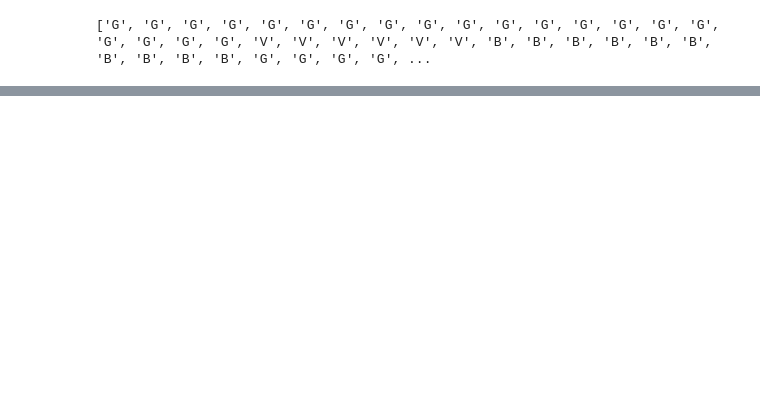
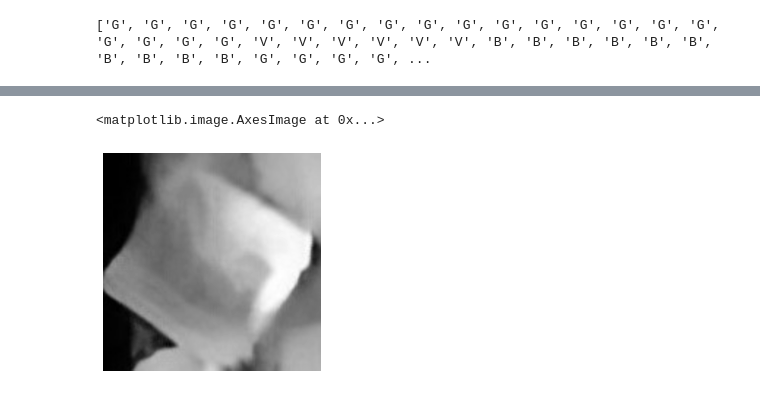
Before and after one commit to ucfilho/marquesgabi_paper_fev_2021, a Jupyter notebook: Other_resolution/Image_Save_better_resolution.ipynb, the cells around one changed output, grey strips where cells are left out. Cells and saved outputs as stored; diff of their text form; code cells hidden in the pictures; blank space fills up the shorter version.

```diff
--- a/Other_resolution/Image_Save_better_resolution.ipynb
+++ b/Other_resolution/Image_Save_better_resolution.ipynb
@@ -127,9 +80,0 @@ img.shape
-# %%
-'''
-Size= 500 # tamanho da foto
-dim = (Size,Size)
-#images = images.reset_index(drop=True)
-images = pd.DataFrame(images)
-img = images[0]
-resized = cv2.resize(img, dim, interpolation = cv2.INTER_AREA)
-'''
@@ -165,0 +115,14 @@ len(Type)
+# %%
+Num = len(images)
+ww = []
+Size =400
+
+for i in range(1,Num):
+  img = images[i]
+  img_resized = resize(img, (Size, Size))
+  img_gray = color.rgb2gray(img_resized)
+  ww.append(img_gray.ravel())
+
+
+df = pd.DataFrame(ww)
+df['Type'] = Type
@@ -165,0 +148,13 @@ len(Type)
+# %%
+
+data=(255*np.array(df.iloc[0,:])).reshape(Size,Size)
+img = Image.fromarray(data.astype('uint8'), mode='L')
+img=np.float32(img)
+
+img28=cv2.resize(img,(Size,Size), interpolation = cv2.INTER_AREA)
+Foto=np.array(img28).reshape(Size,Size)
+plt.axis('off')
+plt.imshow(Foto, cmap = "gray")
+# %% [output]
+<matplotlib.image.AxesImage at 0x...>
+[figure, added]
```
Also changed, not shown: parts of 15 cells of this notebook.
